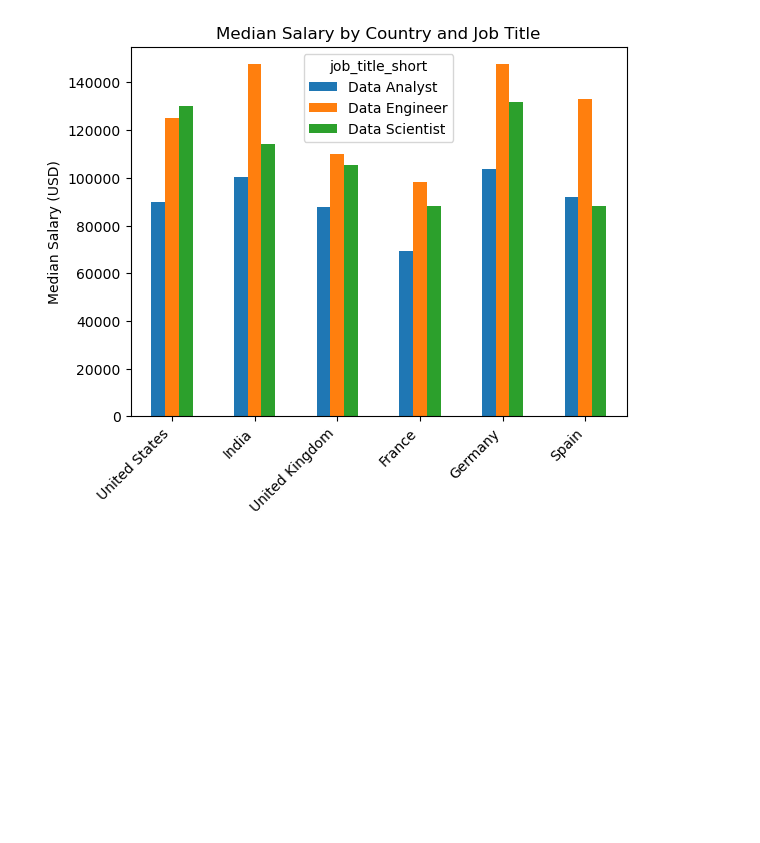
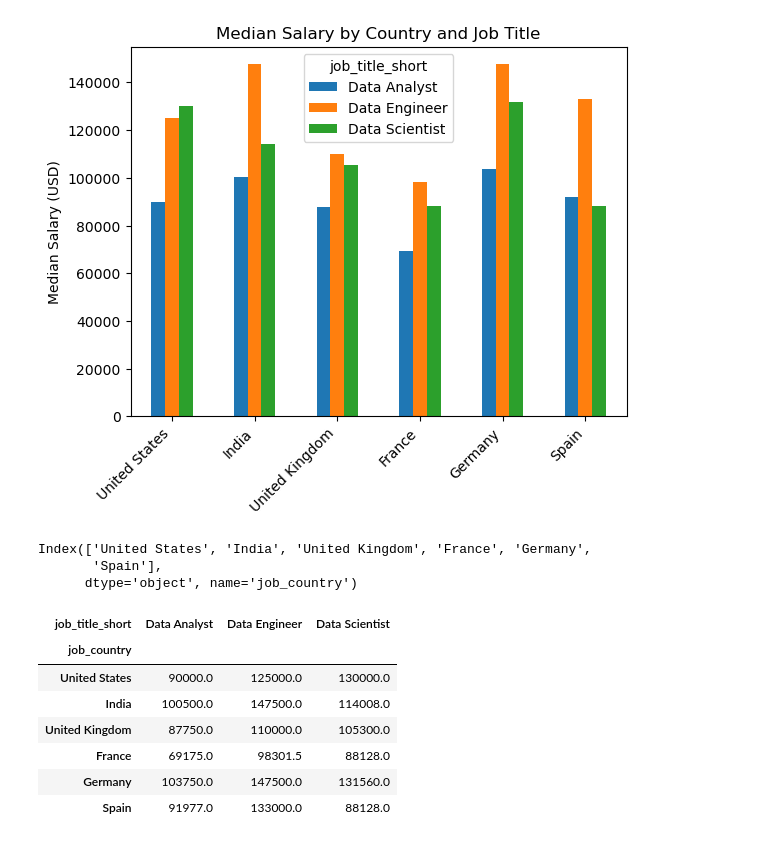
Before and after one commit to phermi01/python_data_projects, a Jupyter notebook: 2_Advanced/4_pandas_pivot_table.ipynb, the cells around one changed output. Drawn from its saved outputs; the diff is of its cells as text; code cells hidden in the pictures; blank space fills up the shorter version.

```diff
--- a/2_Advanced/4_pandas_pivot_table.ipynb
+++ b/2_Advanced/4_pandas_pivot_table.ipynb
@@ -109,3 +112,20 @@ plt.xticks(rotation=45, ha='right')
 plt.show()
 # %% [output]
 [figure]
+# %%
+top_countries
+# %% [output]
+Index(['United States', 'India', 'United Kingdom', 'France', 'Germany',
+       'Spain'],
+      dtype='object', name='job_country')
+# %%
+df_job_country_salary
+# %% [output]
+| job_title_short | Data Analyst | Data Engineer | Data Scientist |
+| job_country |  |  |  |
+| United States | 90000.0 | 125000.0 | 130000.0 |
+| India | 100500.0 | 147500.0 | 114008.0 |
+| United Kingdom | 87750.0 | 110000.0 | 105300.0 |
+| France | 69175.0 | 98301.5 | 88128.0 |
+| Germany | 103750.0 | 147500.0 | 131560.0 |
+| Spain | 91977.0 | 133000.0 | 88128.0 |
```
Also changed, not shown: parts of 1 cell of this notebook, 17 other files.
